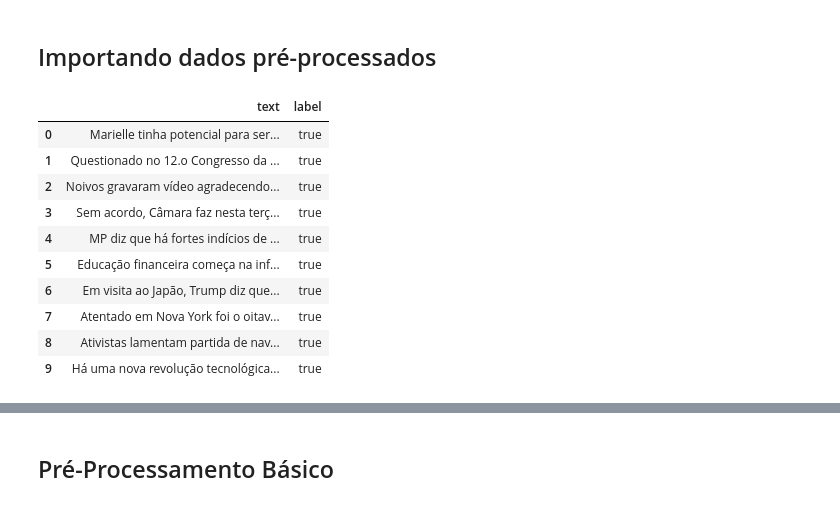
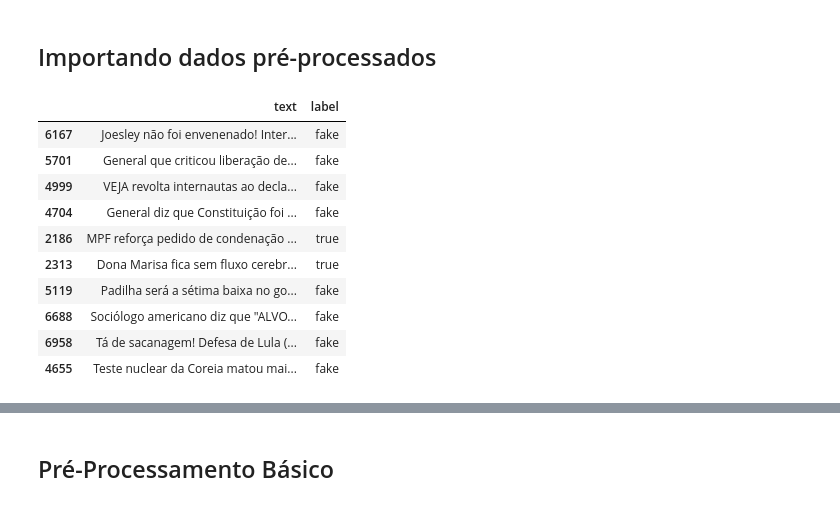
Before and after one commit to atlantico-academy/apura, a Jupyter notebook: notebooks/01 - Exploratory Data Analysis.ipynb, the cells around one changed output, grey strips where cells are left out. Saved outputs shown, nothing was run; the diff lists cells and outputs as text; code cells hidden in the pictures.

```diff
--- a/notebooks/01 - Exploratory Data Analysis.ipynb
+++ b/notebooks/01 - Exploratory Data Analysis.ipynb
@@ -33,16 +33,16 @@ prepare.make_text_dataframe(true_path, fake_path, output_path)
 ## Importando dados pré-processados
 # %%
 news_df = pd.read_csv(output_path)
-news_df.head(10)
+news_df.sample(10)
 # %% [output]
 |  | text | label |
-| 0 | Marielle tinha potencial para ser... | true |
-| 1 | Questionado no 12.o Congresso da ... | true |
-| 2 | Noivos gravaram vídeo agradecendo... | true |
-| 3 | Sem acordo, Câmara faz nesta terç... | true |
-| 4 | MP diz que há fortes indícios de ... | true |
-| 5 | Educação financeira começa na inf... | true |
-| 6 | Em visita ao Japão, Trump diz que... | true |
-| 7 | Atentado em Nova York foi o oitav... | true |
-| 8 | Ativistas lamentam partida de nav... | true |
-| 9 | Há uma nova revolução tecnológica... | true |
+| 6167 | Joesley não foi envenenado! Inter... | fake |
+| 5701 | General que criticou liberação de... | fake |
+| 4999 | VEJA revolta internautas ao decla... | fake |
+| 4704 | General diz que Constituição foi ... | fake |
+| 2186 | MPF reforça pedido de condenação ... | true |
+| 2313 | Dona Marisa fica sem fluxo cerebr... | true |
+| 5119 | Padilha será a sétima baixa no go... | fake |
+| 6688 | Sociólogo americano diz que "ALVO... | fake |
+| 6958 | Tá de sacanagem! Defesa de Lula (... | fake |
+| 4655 | Teste nuclear da Coreia matou mai... | fake |
```
Also changed, not shown: parts of 14 cells of this notebook.
